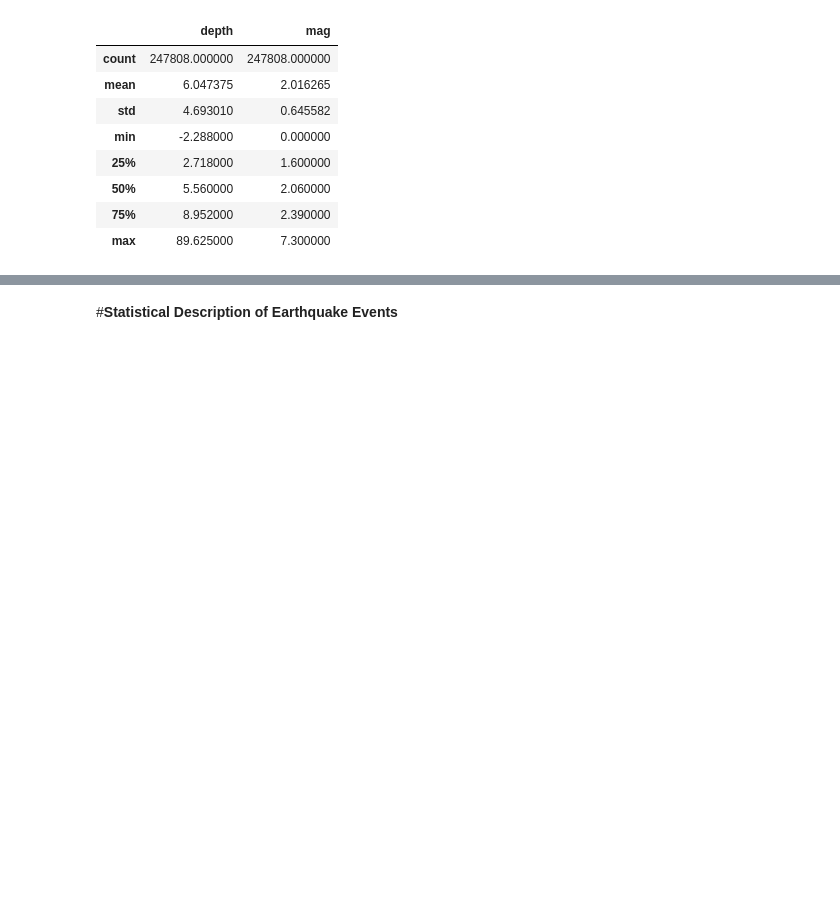
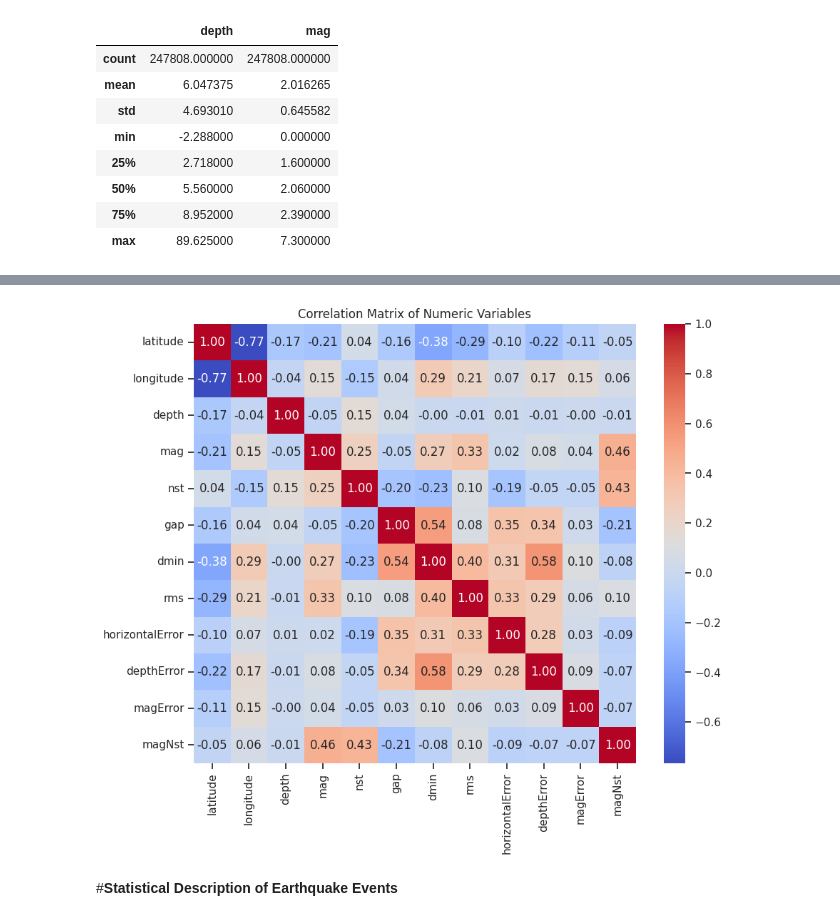
Before and after one commit to arifadli/Exploratory-Data-Analysis, a Jupyter notebook: Earthquake Research/EDA - California Earthquake.ipynb, the cells around one changed output, grey strips where cells are left out. Saved outputs shown, nothing was run; the diff lists cells and outputs as text; code cells hidden in the pictures; blank space fills up the shorter version.

```diff
--- a/Earthquake Research/EDA - California Earthquake.ipynb
+++ b/Earthquake Research/EDA - California Earthquake.ipynb
@@ -98,3 +137,25 @@ data.describe()
+# %%
+import pandas as pd
+import matplotlib.pyplot as plt
+import seaborn as sns
+
+# Baca dataset
+url = "https://raw.githubusercontent.com/arifadli/DatasetRepository/main/Disertation/California/usgs_california_1968_2018.csv"
+data = pd.read_csv(url)
+
+# Pilih kolom numerik untuk membuat matriks korelasi
+numeric_data = data.select_dtypes(include='number')
+
+# Hitung matriks korelasi
+correlation_matrix = numeric_data.corr()
+
+# Buat heatmap untuk matriks korelasi
+plt.figure(figsize=(10, 8))
+sns.heatmap(correlation_matrix, annot=True, cmap='coolwarm', fmt=".2f")
+plt.title('Correlation Matrix of Numeric Variables')
+plt.show()
+# %% [output]
+[figure, added]
 # %% [markdown]
 #**Statistical Description of Earthquake Events**
 # %%
```
Also changed, not shown: parts of 3 cells of this notebook.
